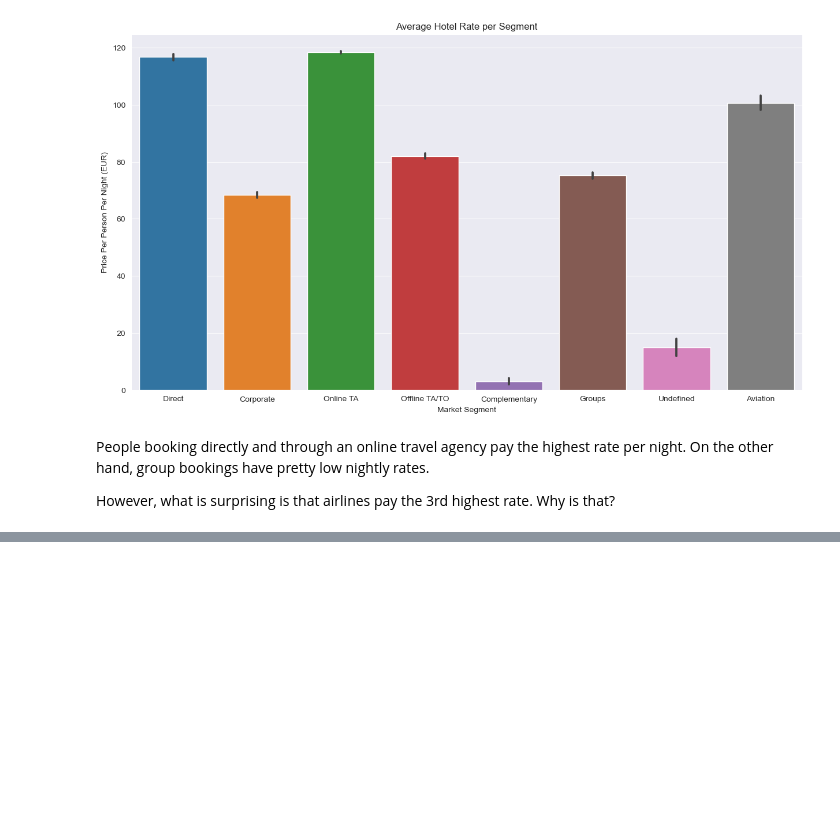
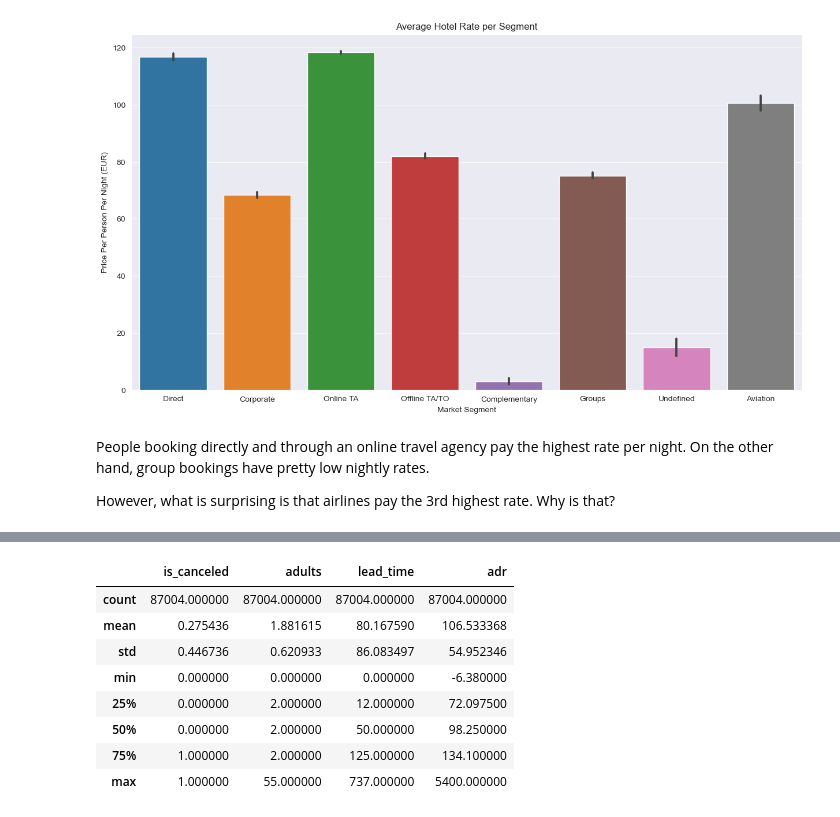
Before and after one commit to Rafsan7238/Data-Analysis_Data-Science_Projects, a Jupyter notebook: Python Projects/Applying ML to Predict Hotel Booking Cancellations/Analysing Hotel Cancellations.ipynb, the cells around one changed output, grey strips where cells are left out. Saved outputs shown, nothing was run; the diff lists cells and outputs as text; code cells hidden in the pictures; blank space fills up the shorter version.

```diff
--- a/Python Projects/Applying ML to Predict Hotel Booking Cancellations/Analysing Hotel Cancellations.ipynb
+++ b/Python Projects/Applying ML to Predict Hotel Booking Cancellations/Analysing Hotel Cancellations.ipynb
@@ -324,0 +343,12 @@ However, what is surprising is that airlines pay the 3rd highest rate. Why is th
+# %%
+non_airline_data.describe()
+# %% [output]
+|  | is_canceled | adults | lead_time | adr |
+| count | 87004.000000 | 87004.000000 | 87004.000000 | 87004.000000 |
+| mean | 0.275436 | 1.881615 | 80.167590 | 106.533368 |
+| std | 0.446736 | 0.620933 | 86.083497 | 54.952346 |
+| min | 0.000000 | 0.000000 | 0.000000 | -6.380000 |
+| 25% | 0.000000 | 2.000000 | 12.000000 | 72.097500 |
+| 50% | 0.000000 | 2.000000 | 50.000000 | 98.250000 |
+| 75% | 1.000000 | 2.000000 | 125.000000 | 134.100000 |
+| max | 1.000000 | 55.000000 | 737.000000 | 5400.000000 |
```
Also changed, not shown: parts of 4 cells of this notebook.
